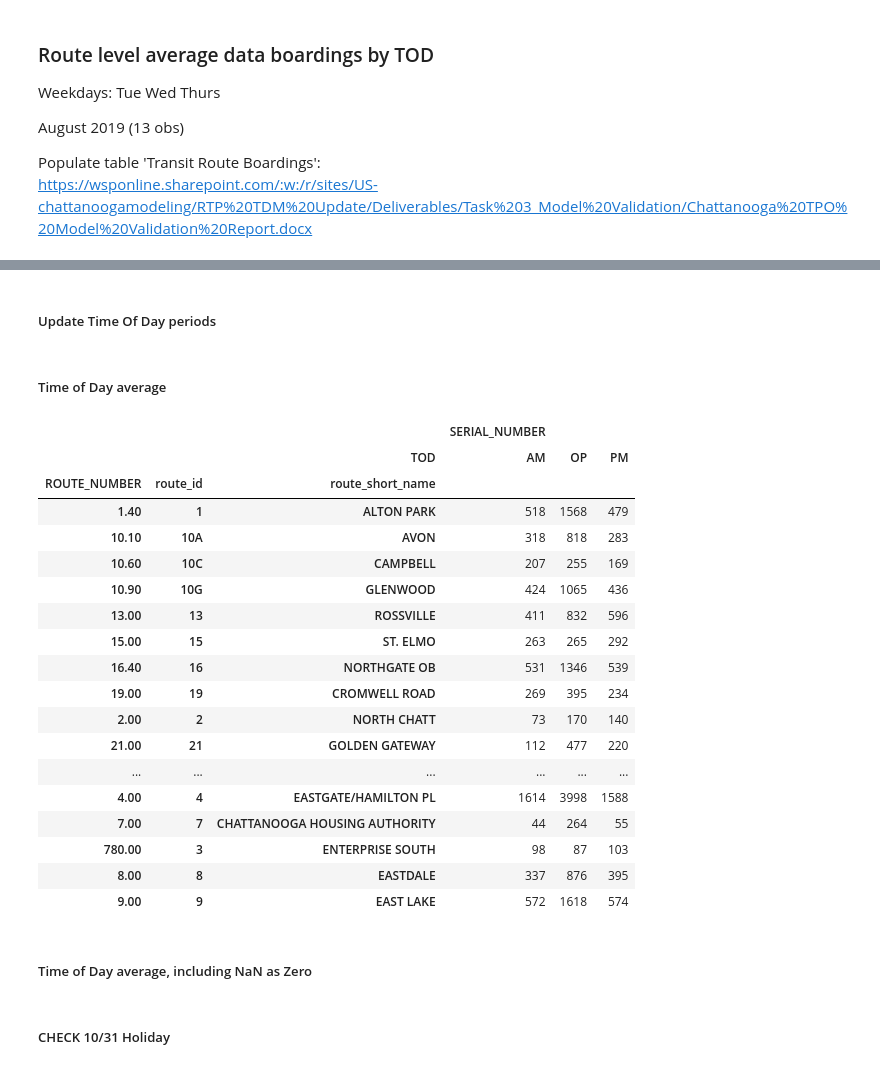
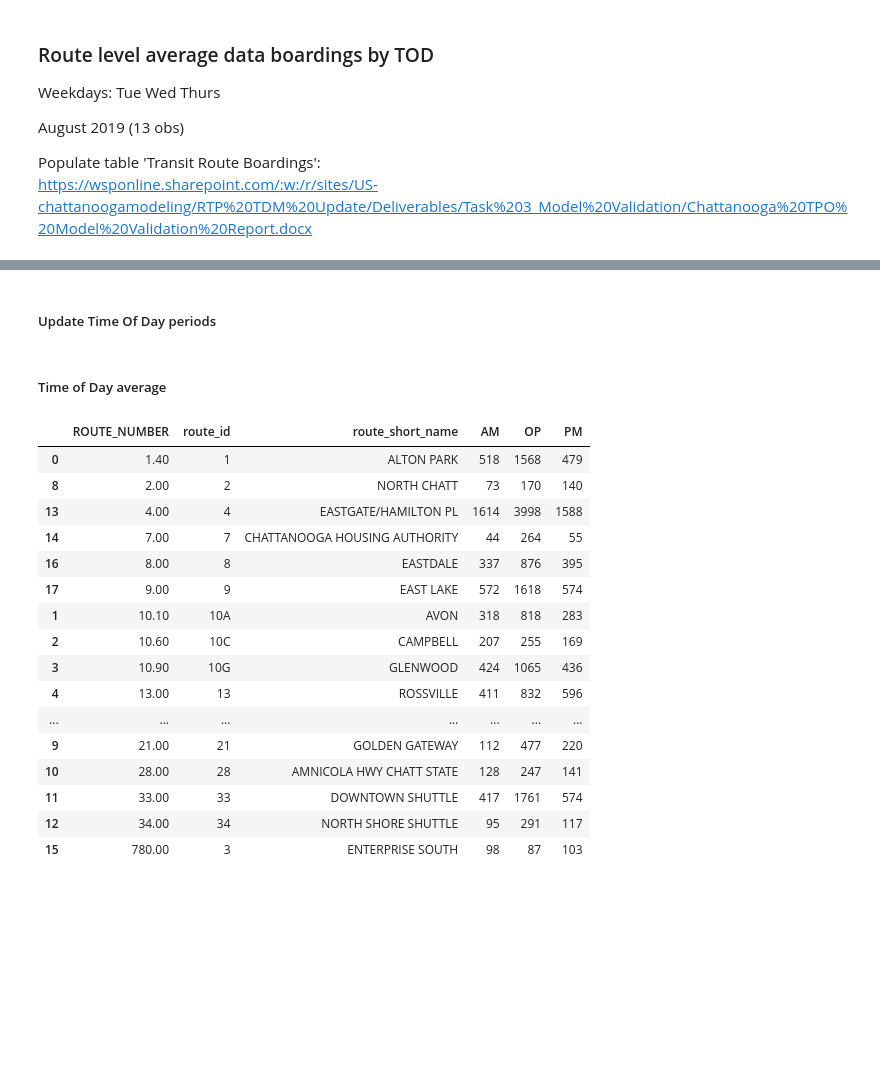
Before and after one commit to wsp-sag/client_chattanooga_rtp_update, a Jupyter notebook: Notebooks/Task 3 - Model Validation/Chattanooga_APC_Transit_Route_Boardings.ipynb, the cells around one changed output, grey strips where cells are left out. Drawn from its saved outputs; the diff is of its cells as text; code cells hidden in the pictures; blank space fills up the shorter version.

Commit message:
APC to GTFS Route Join and TOD

```diff
--- a/Notebooks/Task 3 - Model Validation/Chattanooga_APC_Transit_Route_Boardings.ipynb
+++ b/Notebooks/Task 3 - Model Validation/Chattanooga_APC_Transit_Route_Boardings.ipynb
@@ -127,3 +172,5 @@ https://wsponline.sharepoint.com/:w:/r/sites/US-chattanoogamodeling/RTP%20TDM%20
+# %% [markdown]
+##### Update Time Of Day periods
 # %%
 ## CHECKS on TOD
 # apc[['SURVEY_DATE', 'TRIP_START_TIME', 'TIME_PERIOD', 'TIME_SCHEDULED', 'TIME_ACTUAL_ARRIVE', 'TIME_ACTUAL_DEPART',]].sample(5)
@@ -133,8 +180,6 @@ https://wsponline.sharepoint.com/:w:/r/sites/US-chattanoogamodeling/RTP%20TDM%20
 # test[(test['TIME_PERIOD']=='PM Late')&(test['ROUTE_NUMBER']==2)].groupby('SURVEY_DATE').count()
 
 # apc.groupby(['TIME_PERIOD']).agg({'TRIP_START_TIME':['min', 'max']})
-# %% [markdown]
-##### Update Time Of Day periods
 # %%
 tod_windows = {
     'AM':{'from': '6', 'to': '9'},
@@ -154,32 +200,32 @@ for t in tod_windows.keys():
 # %%
 apc_pick = apc[apc['SURVEY_DATE'].isin(dates_pick)]
 apc_pick = apc_pick[['SERIAL_NUMBER', 'SURVEY_DATE', 'ROUTE_NUMBER', 'route_id', 'route_short_name', 'TOD']]
 
 weekdays = apc_pick.groupby(['ROUTE_NUMBER', 'route_id', 'route_short_name', 'SURVEY_DATE', 'TOD']).count()\
                    .groupby(['ROUTE_NUMBER', 'route_id', 'route_short_name', 'TOD']).mean().unstack()
 
+weekdays = round(weekdays).astype(int)
+weekdays = weekdays.reset_index()
+weekdays.columns=['ROUTE_NUMBER', 'route_id', 'route_short_name', 'AM', 'OP', 'PM']
+weekdays['ROUTE_NUMBER_num'] = weekdays['ROUTE_NUMBER'].astype(float)
+weekdays = weekdays.sort_values(by='ROUTE_NUMBER_num')#.to_clipboard()
 
-round(weekdays).astype(int).to_clipboard()
-round(weekdays).astype(int)
+weekdays.drop(columns='ROUTE_NUMBER_num')
 # %% [output]
-|  |  |  | SERIAL_NUMBER |  |  |
-|  |  | TOD | AM | OP | PM |
-| ROUTE_NUMBER | route_id | route_short_name |  |  |  |
-| 1.40 | 1 | ALTON PARK | 518 | 1568 | 479 |
-| 10.10 | 10A | AVON | 318 | 818 | 283 |
-| 10.60 | 10C | CAMPBELL | 207 | 255 | 169 |
-| 10.90 | 10G | GLENWOOD | 424 | 1065 | 436 |
-| 13.00 | 13 | ROSSVILLE | 411 | 832 | 596 |
-| 15.00 | 15 | ST. ELMO | 263 | 265 | 292 |
-| 16.40 | 16 | NORTHGATE OB | 531 | 1346 | 539 |
-| 19.00 | 19 | CROMWELL ROAD | 269 | 395 | 234 |
-| 2.00 | 2 | NORTH CHATT | 73 | 170 | 140 |
-| 21.00 | 21 | GOLDEN GATEWAY | 112 | 477 | 220 |
-| ... | ... | ... | ... | ... | ... |
-| 4.00 | 4 | EASTGATE/HAMILTON PL | 1614 | 3998 | 1588 |
-| 7.00 | 7 | CHATTANOOGA HOUSING AUTHORITY | 44 | 264 | 55 |
-| 780.00 | 3 | ENTERPRISE SOUTH | 98 | 87 | 103 |
-| 8.00 | 8 | EASTDALE | 337 | 876 | 395 |
-| 9.00 | 9 | EAST LAKE | 572 | 1618 | 574 |
+|  | ROUTE_NUMBER | route_id | route_short_name | AM | OP | PM |
+| 0 | 1.40 | 1 | ALTON PARK | 518 | 1568 | 479 |
+| 8 | 2.00 | 2 | NORTH CHATT | 73 | 170 | 140 |
+| 13 | 4.00 | 4 | EASTGATE/HAMILTON PL | 1614 | 3998 | 1588 |
+| 14 | 7.00 | 7 | CHATTANOOGA HOUSING AUTHORITY | 44 | 264 | 55 |
+| 16 | 8.00 | 8 | EASTDALE | 337 | 876 | 395 |
+| 17 | 9.00 | 9 | EAST LAKE | 572 | 1618 | 574 |
+| 1 | 10.10 | 10A | AVON | 318 | 818 | 283 |
+| 2 | 10.60 | 10C | CAMPBELL | 207 | 255 | 169 |
+| 3 | 10.90 | 10G | GLENWOOD | 424 | 1065 | 436 |
+| 4 | 13.00 | 13 | ROSSVILLE | 411 | 832 | 596 |
+| ... | ... | ... | ... | ... | ... | ... |
+| 9 | 21.00 | 21 | GOLDEN GATEWAY | 112 | 477 | 220 |
+| 10 | 28.00 | 28 | AMNICOLA HWY CHATT STATE | 128 | 247 | 141 |
+| 11 | 33.00 | 33 | DOWNTOWN SHUTTLE | 417 | 1761 | 574 |
+| 12 | 34.00 | 34 | NORTH SHORE SHUTTLE | 95 | 291 | 117 |
+| 15 | 780.00 | 3 | ENTERPRISE SOUTH | 98 | 87 | 103 |
-# %% [markdown]
-##### Time of Day average, including NaN as Zero
@@ -218,2 +231,0 @@ round(weekdays).astype(int)
-# %% [markdown]
-##### CHECK 10/31 Holiday
```
Also changed, not shown: parts of 23 cells of this notebook.
